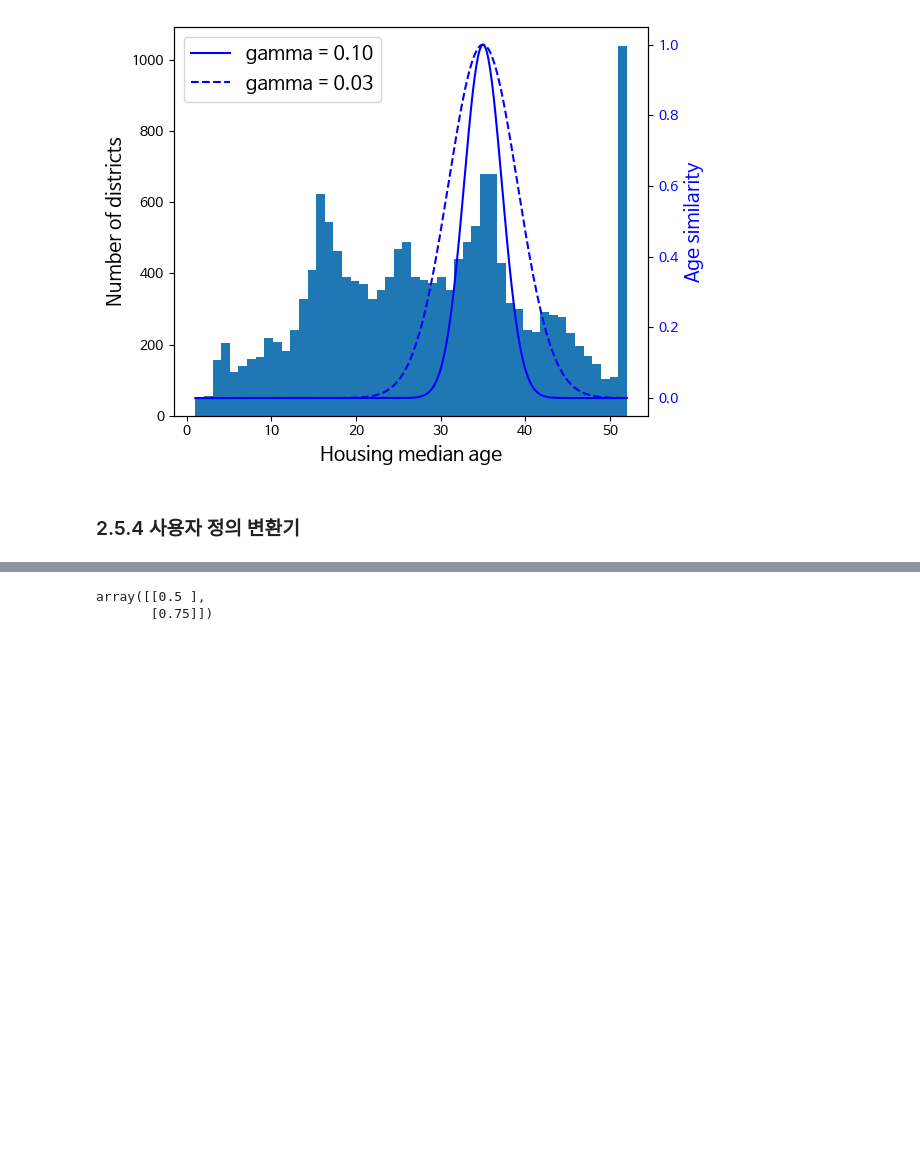
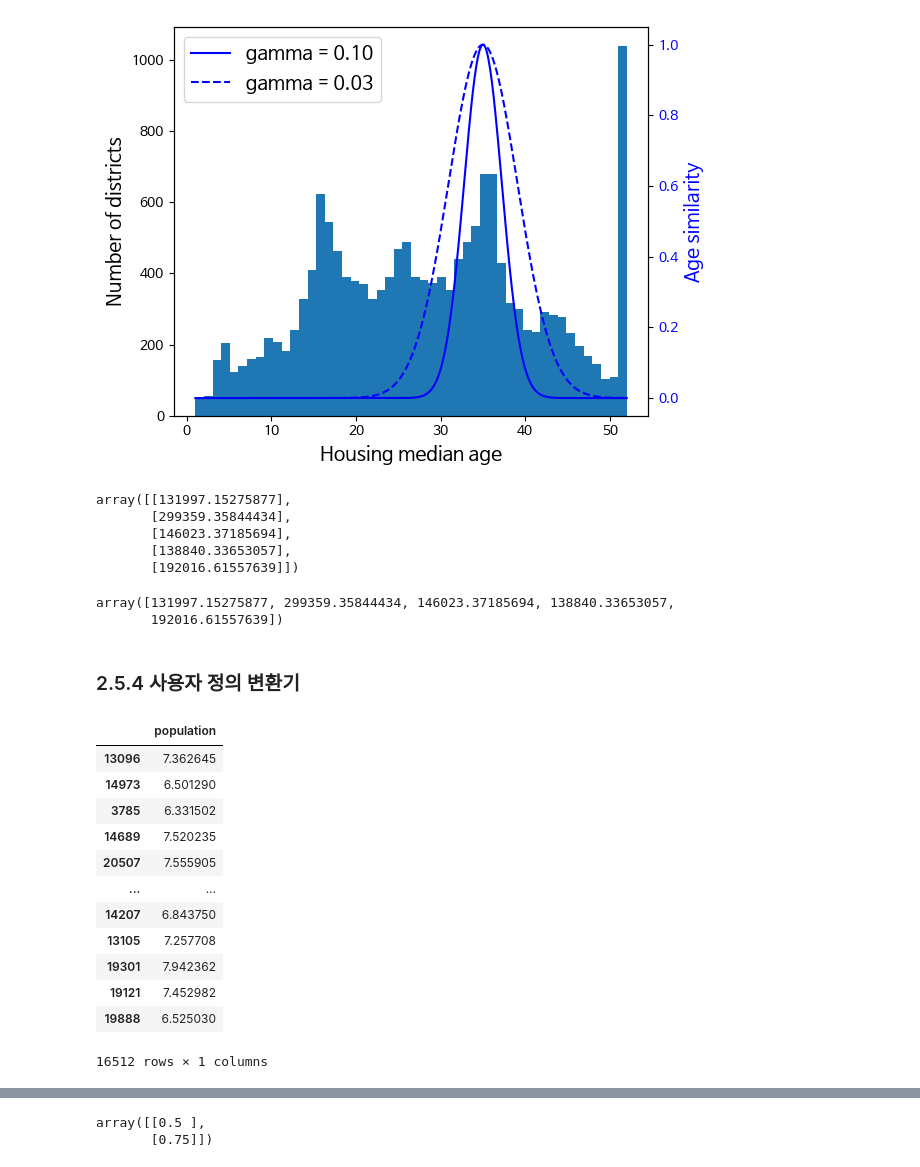
Before and after one commit to Han-TaeHun/TIL, a Jupyter notebook: Machine_Learning/HandsOn/02_end_to_end.ipynb, the cells around one changed output, grey strips where cells are left out. Cells and saved outputs as stored; diff of their text form; code cells hidden in the pictures; blank space fills up the shorter version.

```diff
--- a/Machine_Learning/HandsOn/02_end_to_end.ipynb
+++ b/Machine_Learning/HandsOn/02_end_to_end.ipynb
@@ -777,7 +778,9 @@ plt.show()
 [figure]
 # %%
 from sklearn.linear_model import LinearRegression
-
+"""
+선형 회귀(Linear Regression) 모델을 사용하여 housing 데이터에서 median_income 특성을 기반으로 목표 변수 housing_labels를 예측하는 작업을 수행합니다. 여기서 목표 변수는 표준화되어 있고, 최종 예측 결과는 다시 원래의 스케일로 변환
+"""
 target_scaler = StandardScaler()
 scaled_labels = target_scaler.fit_transform(housing_labels.to_frame())
 model = LinearRegression()
@@ -785,21 +788,51 @@ model.fit(housing[["median_income"]], scaled_labels)
 some_new_data = housing[["median_income"]].iloc[:5]
 scaled_predictions = model.predict(some_new_data)
 predictions = target_scaler.inverse_transform(scaled_predictions)
+predictions
+# %% [output]
+array([[131997.15275877],
+       [299359.35844434],
+       [146023.37185694],
+       [138840.33653057],
+       [192016.61557639]])
 # %%
 from sklearn.compose import TransformedTargetRegressor
-
+"""
+TransformedTargetRegressor를 사용하여 목표 변수에 대한 변환을 적용하고, 변환된 목표 변수를 사용하여 선형 회귀 모델을 학습 및 예측합니다.
+이 예제에서는 StandardScaler를 사용하여 목표 변수를 표준화하였으며, 예측 결과는 자동으로 원래의 스케일로 역변환되었습니다.
+이를 통해 목표 변수에 대한 변환을 명시적으로 처리하지 않고도 정확한 예측을 수행할 수 있습니다
+"""
 model = TransformedTargetRegressor(LinearRegression(),
                                    transformer=StandardScaler())
 model.fit(housing[["median_income"]], housing_labels)
 predictions = model.predict(some_new_data)
+predictions
+# %% [output]
+array([131997.15275877, 299359.35844434, 146023.37185694, 138840.33653057,
+       192016.61557639])
 # %% [markdown]
 ###  2.5.4 사용자 정의 변환기
 # %%
 from sklearn.preprocessing import FunctionTransformer
 
 #  log방식으로 정규화
 log_transformer = FunctionTransformer(np.log, inverse_func=np.exp)
 log_pop = log_transformer.transform(housing[["population"]])
+log_pop
+# %% [output]
+|  | population |
+| 13096 | 7.362645 |
+| 14973 | 6.501290 |
+| 3785 | 6.331502 |
+| 14689 | 7.520235 |
+| 20507 | 7.555905 |
+| ... | ... |
+| 14207 | 6.843750 |
+| 13105 | 7.257708 |
+| 19301 | 7.942362 |
+| 19121 | 7.452982 |
+| 19888 | 6.525030 |
+16512 rows × 1 columns
 # %%
 #  RBF방식으로 정규화
 # RBF 방식은 고정 포인트에서 일정 거리만큼 떨어진 값이 항상 두개이기 때문에 역함수가 없다.
```
Also changed, not shown: parts of 42 cells of this notebook.
